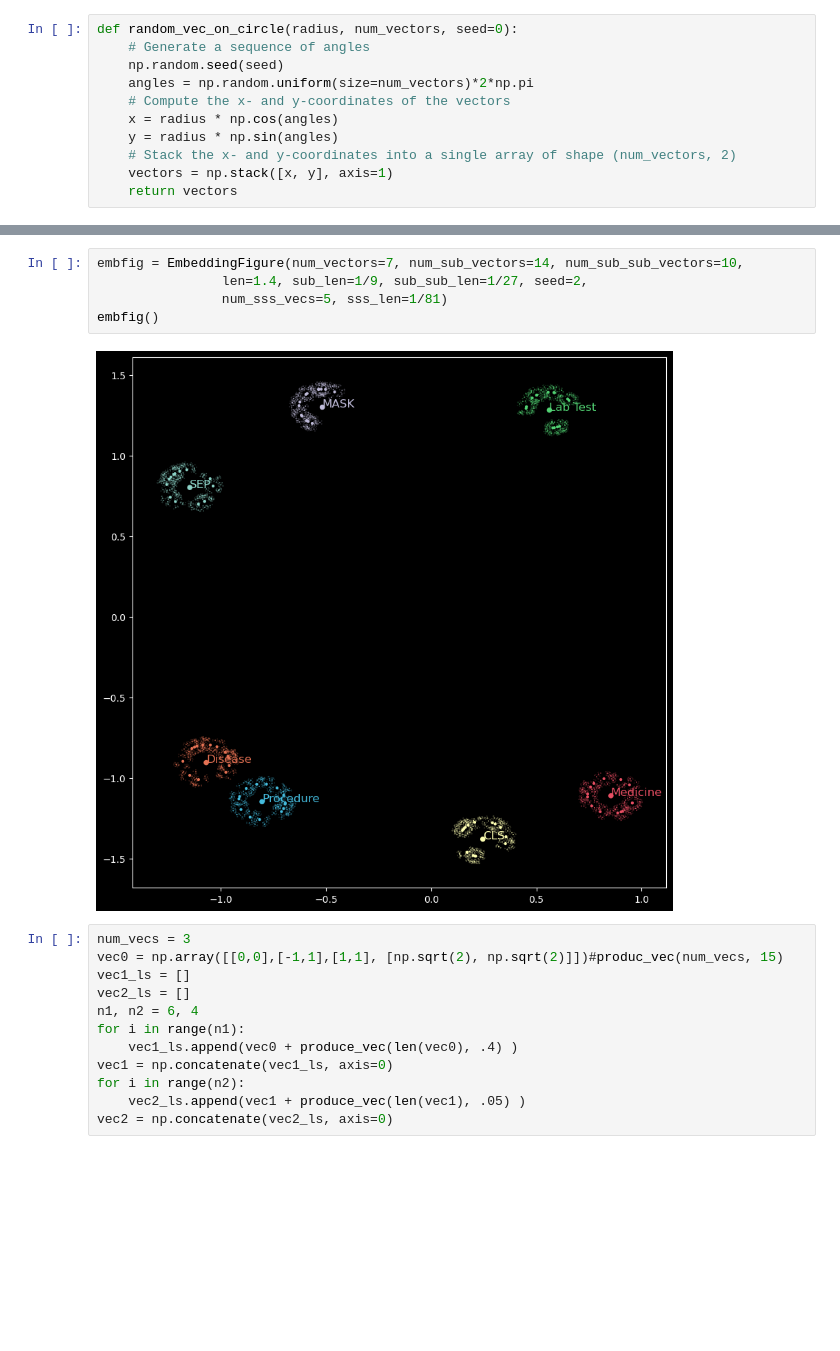
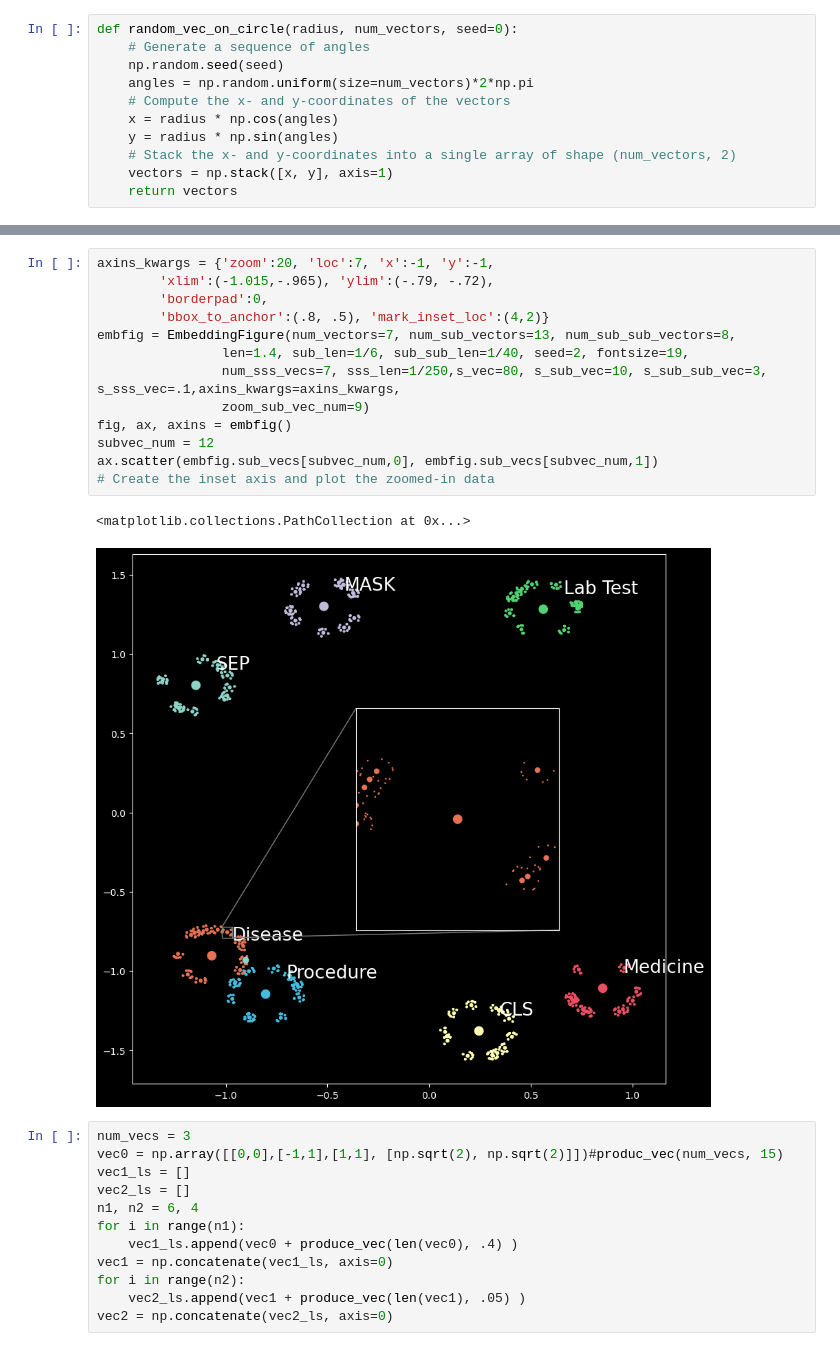
Before and after one commit to kirilklein/patbert, a Jupyter notebook: notebooks/vis_hierarchy_emb.ipynb, the cells around one changed output, grey strips where cells are left out. Saved outputs shown, nothing was run; the diff lists cells and outputs as text; blank space fills up the shorter version.

Commit message:
embedding visualization

```diff
--- a/notebooks/vis_hierarchy_emb.ipynb
+++ b/notebooks/vis_hierarchy_emb.ipynb
@@ -105,13 +137,22 @@ class EmbeddingFigure():
         for color in add_colors:
             colors.insert(0, color)
         return  colors
-# %%
-embfig = EmbeddingFigure(num_vectors=7, num_sub_vectors=14, num_sub_sub_vectors=10,
-                len=1.4, sub_len=1/9, sub_sub_len=1/27, seed=2,
-                num_sss_vecs=5, sss_len=1/81)
-embfig()
-# %% [output]
-[figure, removed]
+# %%
+axins_kwargs = {'zoom':20, 'loc':7, 'x':-1, 'y':-1,
+        'xlim':(-1.015,-.965), 'ylim':(-.79, -.72),
+        'borderpad':0,
+        'bbox_to_anchor':(.8, .5), 'mark_inset_loc':(4,2)}
+embfig = EmbeddingFigure(num_vectors=7, num_sub_vectors=13, num_sub_sub_vectors=8,
+                len=1.4, sub_len=1/6, sub_sub_len=1/40, seed=2, fontsize=19,
+                num_sss_vecs=7, sss_len=1/250,s_vec=80, s_sub_vec=10, s_sub_sub_vec=3, s_sss_vec=.1,axins_kwargs=axins_kwargs,
+                zoom_sub_vec_num=9)
+fig, ax, axins = embfig()
+subvec_num = 12
+ax.scatter(embfig.sub_vecs[subvec_num,0], embfig.sub_vecs[subvec_num,1])
+# Create the inset axis and plot the zoomed-in data
+# %% [output]
+<matplotlib.collections.PathCollection at 0x...>
+[figure, added]
 # %%
 num_vecs = 3
 vec0 = np.array([[0,0],[-1,1],[1,1], [np.sqrt(2), np.sqrt(2)]])#produc_vec(num_vecs, 15)
```
Also changed, not shown: parts of 1 cell of this notebook, 3 other files.
